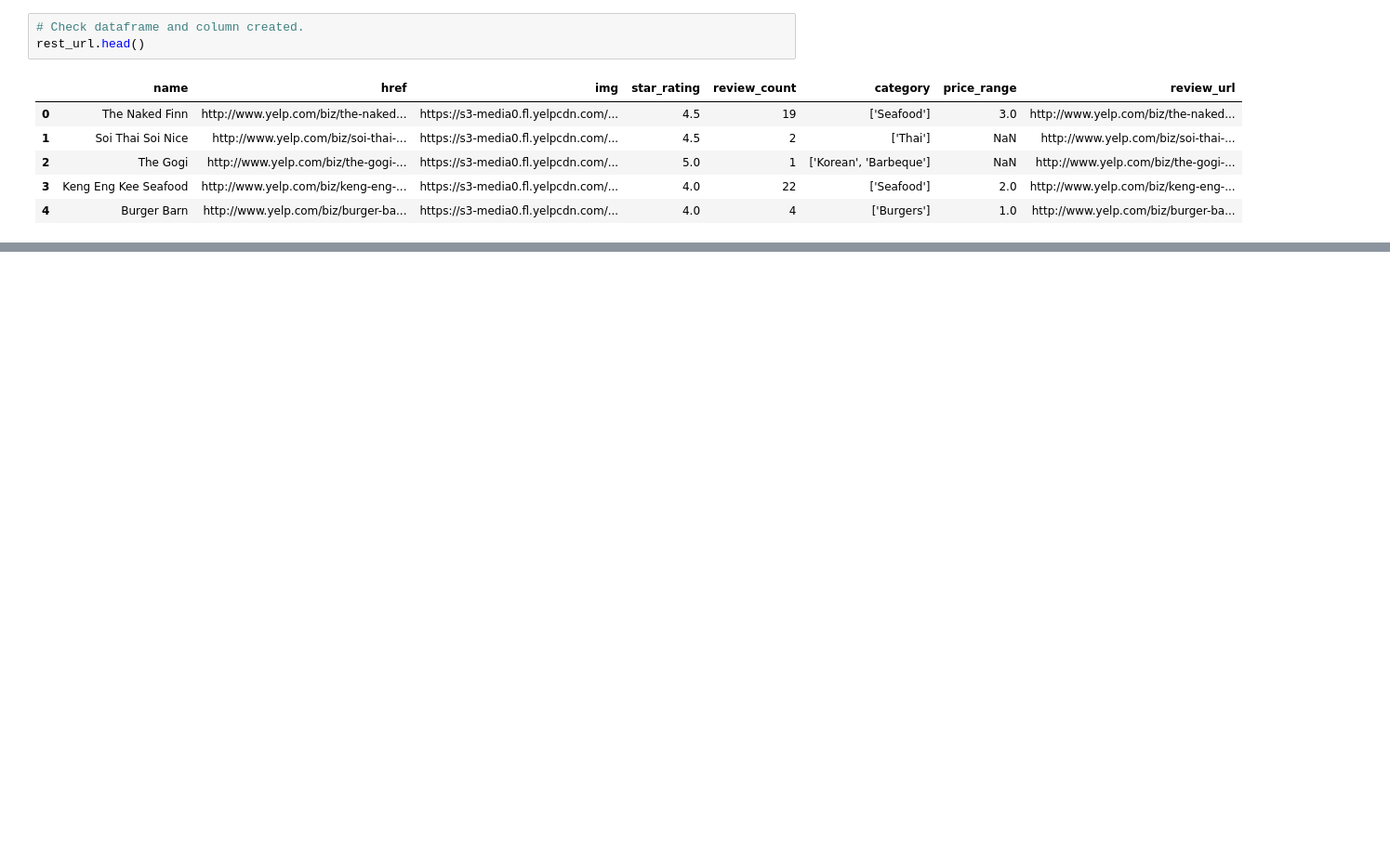
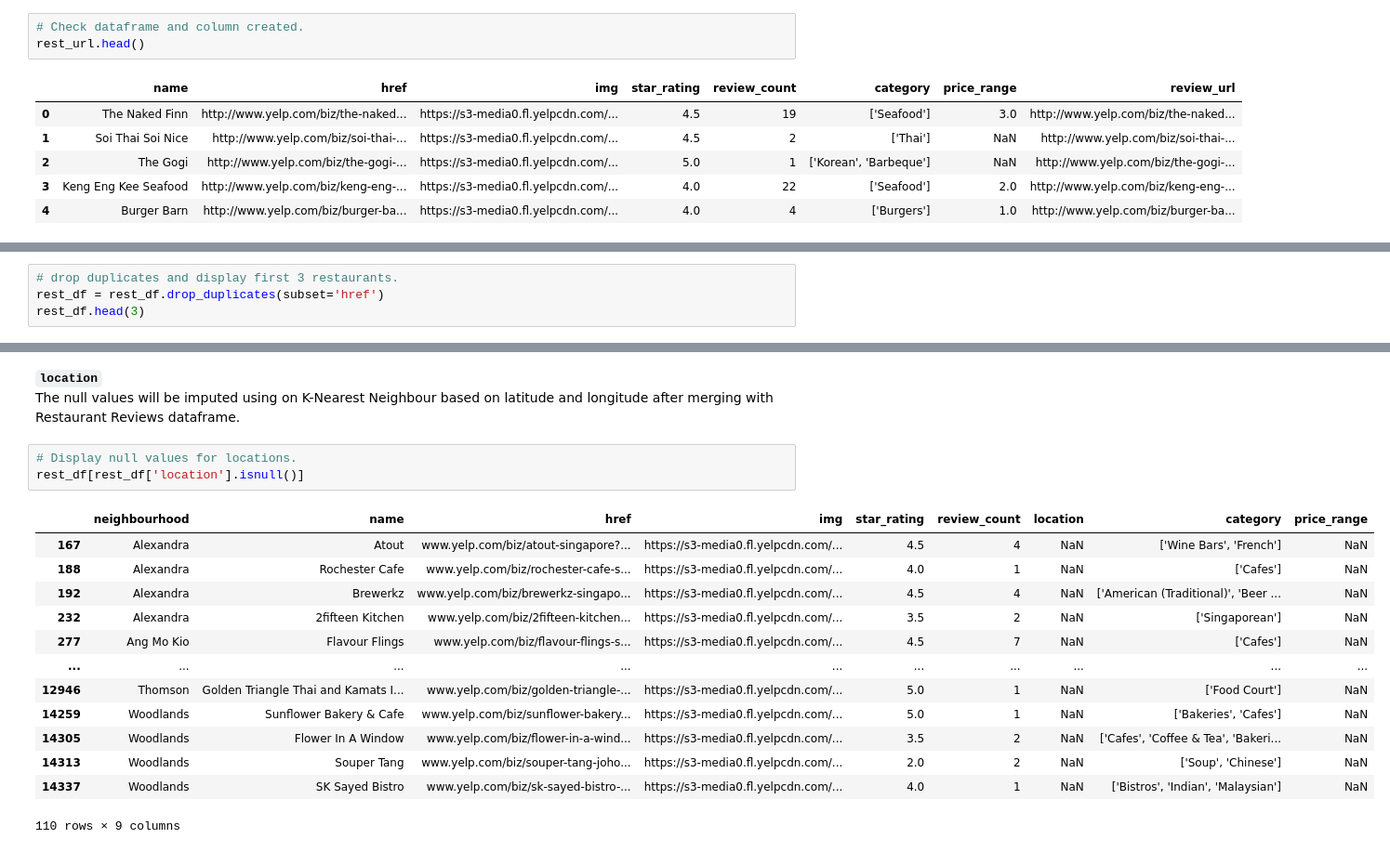
Before and after one commit to cwende87/dsi30-projects, a Jupyter notebook: Capstone/code/01-Data.ipynb, the cells around one changed output, grey strips where cells are left out. Shown: that part at 93% size. Drawn from its saved outputs; the diff is of its cells as text; blank space fills up the shorter version.

```diff
--- a/Capstone/code/01-Data.ipynb
+++ b/Capstone/code/01-Data.ipynb
@@ -646,0 +660,4 @@ for row in review_li:
+# %%
+# drop duplicates and display first 3 restaurants.
+rest_df = rest_df.drop_duplicates(subset='href')
+rest_df.head(3)
@@ -646,0 +685,20 @@ for row in review_li:
+# %% [markdown]
+**`location`** <br>
+The null values will be imputed using on K-Nearest Neighbour based on latitude and longitude after merging with Restaurant Reviews dataframe.
+# %%
+# Display null values for locations.
+rest_df[rest_df['location'].isnull()]
+# %% [output]
+|  | neighbourhood | name | href | img | star_rating | review_count | location | category | price_range |
+| 167 | Alexandra | Atout | www.yelp.com/biz/atout-singapore?... | https://s3-media0.fl.yelpcdn.com/... | 4.5 | 4 | NaN | ['Wine Bars', 'French'] | NaN |
+| 188 | Alexandra | Rochester Cafe | www.yelp.com/biz/rochester-cafe-s... | https://s3-media0.fl.yelpcdn.com/... | 4.0 | 1 | NaN | ['Cafes'] | NaN |
+| 192 | Alexandra | Brewerkz | www.yelp.com/biz/brewerkz-singapo... | https://s3-media0.fl.yelpcdn.com/... | 4.5 | 4 | NaN | ['American (Traditional)', 'Beer ... | NaN |
+| 232 | Alexandra | 2fifteen Kitchen | www.yelp.com/biz/2fifteen-kitchen... | https://s3-media0.fl.yelpcdn.com/... | 3.5 | 2 | NaN | ['Singaporean'] | NaN |
+| 277 | Ang Mo Kio | Flavour Flings | www.yelp.com/biz/flavour-flings-s... | https://s3-media0.fl.yelpcdn.com/... | 4.5 | 7 | NaN | ['Cafes'] | NaN |
+| ... | ... | ... | ... | ... | ... | ... | ... | ... | ... |
+| 12946 | Thomson | Golden Triangle Thai and Kamats I... | www.yelp.com/biz/golden-triangle-... | https://s3-media0.fl.yelpcdn.com/... | 5.0 | 1 | NaN | ['Food Court'] | NaN |
+| 14259 | Woodlands | Sunflower Bakery & Cafe | www.yelp.com/biz/sunflower-bakery... | https://s3-media0.fl.yelpcdn.com/... | 5.0 | 1 | NaN | ['Bakeries', 'Cafes'] | NaN |
+| 14305 | Woodlands | Flower In A Window | www.yelp.com/biz/flower-in-a-wind... | https://s3-media0.fl.yelpcdn.com/... | 3.5 | 2 | NaN | ['Cafes', 'Coffee & Tea', 'Bakeri... | NaN |
+| 14313 | Woodlands | Souper Tang | www.yelp.com/biz/souper-tang-joho... | https://s3-media0.fl.yelpcdn.com/... | 2.0 | 2 | NaN | ['Soup', 'Chinese'] | NaN |
+| 14337 | Woodlands | SK Sayed Bistro | www.yelp.com/biz/sk-sayed-bistro-... | https://s3-media0.fl.yelpcdn.com/... | 4.0 | 1 | NaN | ['Bistros', 'Indian', 'Malaysian'] | NaN |
+110 rows × 9 columns
```
Also changed, not shown: parts of 145 cells of this notebook.
